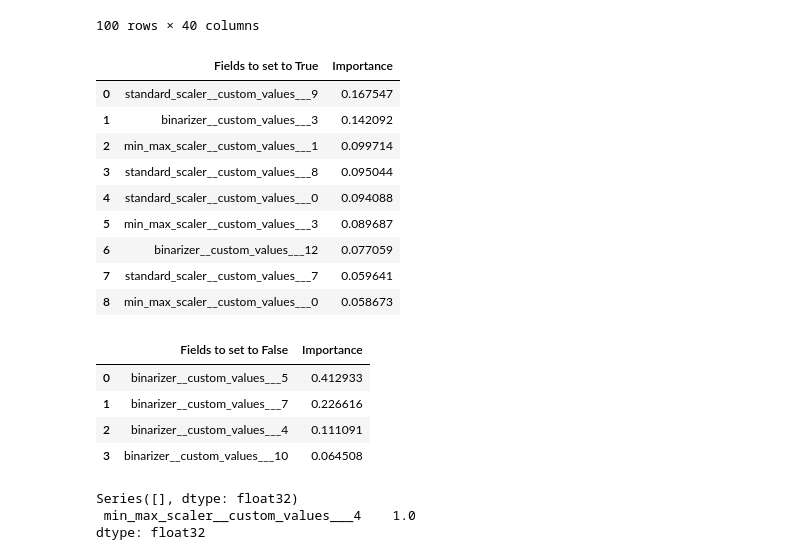
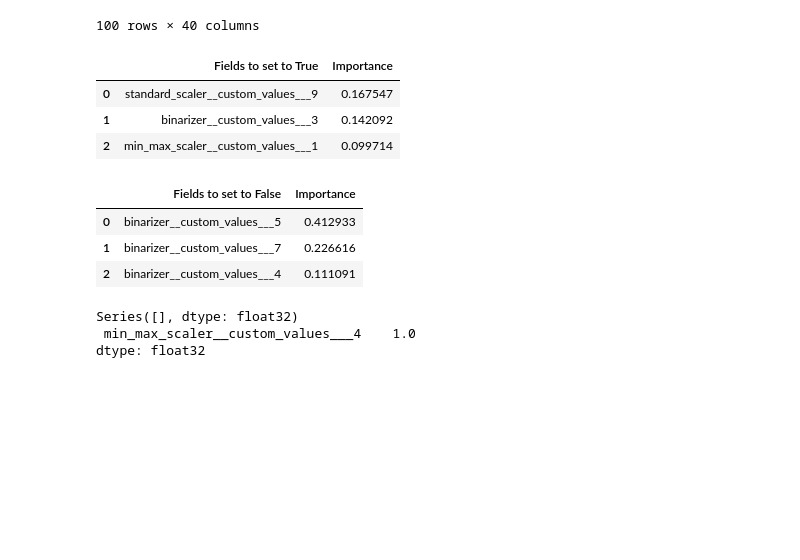
Before and after one commit to Peter-32/shap_scaling_experiments, a Jupyter notebook: main.ipynb, the cells around one changed output. Drawn from its saved outputs; the diff is of its cells as text; code cells hidden in the pictures; blank space fills up the shorter version.

```diff
--- a/main.ipynb
+++ b/main.ipynb
@@ -53,6 +53,7 @@ num_features = train_X.shape[1]
 # Testing with these indices
 indices = list(range(num_features))
 
+# Default
 default_values = [None]*num_features
 
 min_max_values = [None]*num_features
@@ -64,9 +65,9 @@ binarizer_values[12] = True
 
 # Possible configurations [None, True, or False] - None means not decided yet
 param_distributions = {
-    'standard_scaler__custom_values': default_values,
-    'min_max_scaler__custom_values': default_values,
-    'binarizer__custom_values': default_values
+    'standard_scaler': default_values,
+    'min_max_scaler': default_values,
+    'binarizer': default_values
 }
 
 # Randomly search the space n_iter times
@@ -144,7 +145,7 @@ experiments_results
 100 rows × 40 columns
 # %%
 # Transformations to support analysis
-def transformations_to_support_analysis(importance_threshold=0.05):
+def transformations_to_support_analysis(importance_threshold=0.05, max_toggles_to_lock_per_series=3):
     temp_df = shap_values_of_experiments.drop(['score'], axis=1).copy()
     for i in range(0, len(shap_values_of_experiments.index)):
         for j in range(0, len(shap_values_of_experiments.columns)):
@@ -157,42 +158,35 @@ def transformations_to_support_analysis(importance_threshold=0.05):
     fields_to_set_to_true = fields_to_set_to_true / fields_to_set_to_true.sum()
     fields_to_set_to_false = fields_to_set_to_false[fields_to_set_to_false > importance_threshold].sort_values(ascending=False)
     fields_to_set_to_true = fields_to_set_to_true[fields_to_set_to_true > importance_threshold]
-    return fields_to_set_to_false, fields_to_set_to_true
+    return fields_to_set_to_false[0:max_toggles_to_lock_per_series], fields_to_set_to_true[0:max_toggles_to_lock_per_series]
 
 # Call function
 fields_to_set_to_false, fields_to_set_to_true = transformations_to_support_analysis()
 # %%
 pd.set_option('display.max_rows', 100)
 
 tweaks_to_change = pd.DataFrame()
 tweaks_to_change["Fields to set to True"] = fields_to_set_to_true.keys()
 # tweaks_to_change["Fields to set to False"] = fields_to_set_to_false
-tweaks_to_change["Importance"] = fields_to_set_to_true.values
+tweaks_to_change["Significance"] = fields_to_set_to_true.values
 tweaks_to_change
 # %% [output]
 |  | Fields to set to True | Importance |
 | 0 | standard_scaler__custom_values___9 | 0.167547 |
 | 1 | binarizer__custom_values___3 | 0.142092 |
 | 2 | min_max_scaler__custom_values___1 | 0.099714 |
-| 3 | standard_scaler__custom_values___8 | 0.095044 |
-| 4 | standard_scaler__custom_values___0 | 0.094088 |
-| 5 | min_max_scaler__custom_values___3 | 0.089687 |
-| 6 | binarizer__custom_values___12 | 0.077059 |
-| 7 | standard_scaler__custom_values___7 | 0.059641 |
-| 8 | min_max_scaler__custom_values___0 | 0.058673 |
 # %%
 pd.set_option('display.max_rows', 100)
 
 tweaks_to_change = pd.DataFrame()
 tweaks_to_change["Fields to set to False"] = fields_to_set_to_false.keys()
-tweaks_to_change["Importance"] = fields_to_set_to_false.values
+tweaks_to_change["Significance"] = fields_to_set_to_false.values
 tweaks_to_change
 # %% [output]
 |  | Fields to set to False | Importance |
 | 0 | binarizer__custom_values___5 | 0.412933 |
 | 1 | binarizer__custom_values___7 | 0.226616 |
 | 2 | binarizer__custom_values___4 | 0.111091 |
-| 3 | binarizer__custom_values___10 | 0.064508 |
 # %%
 
 
```
